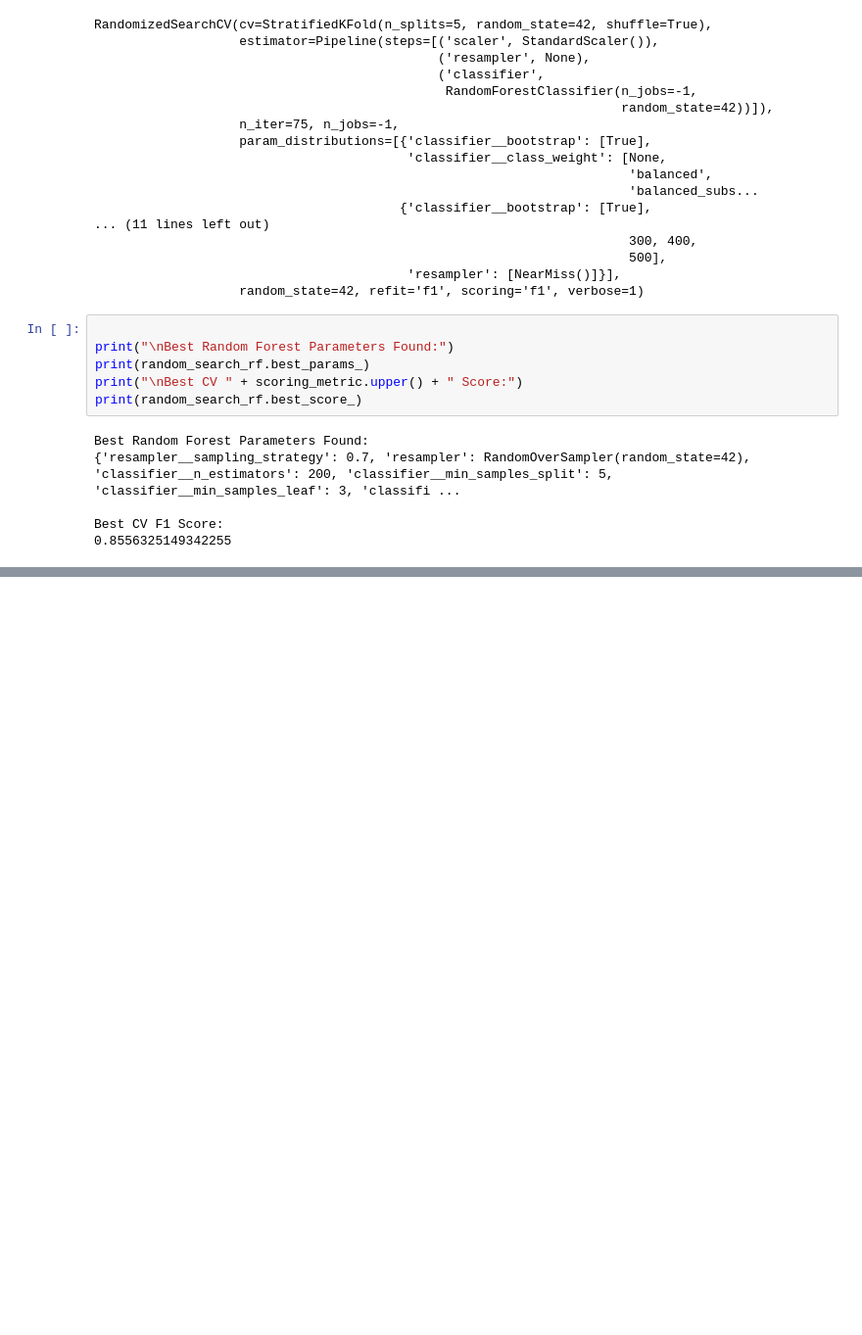
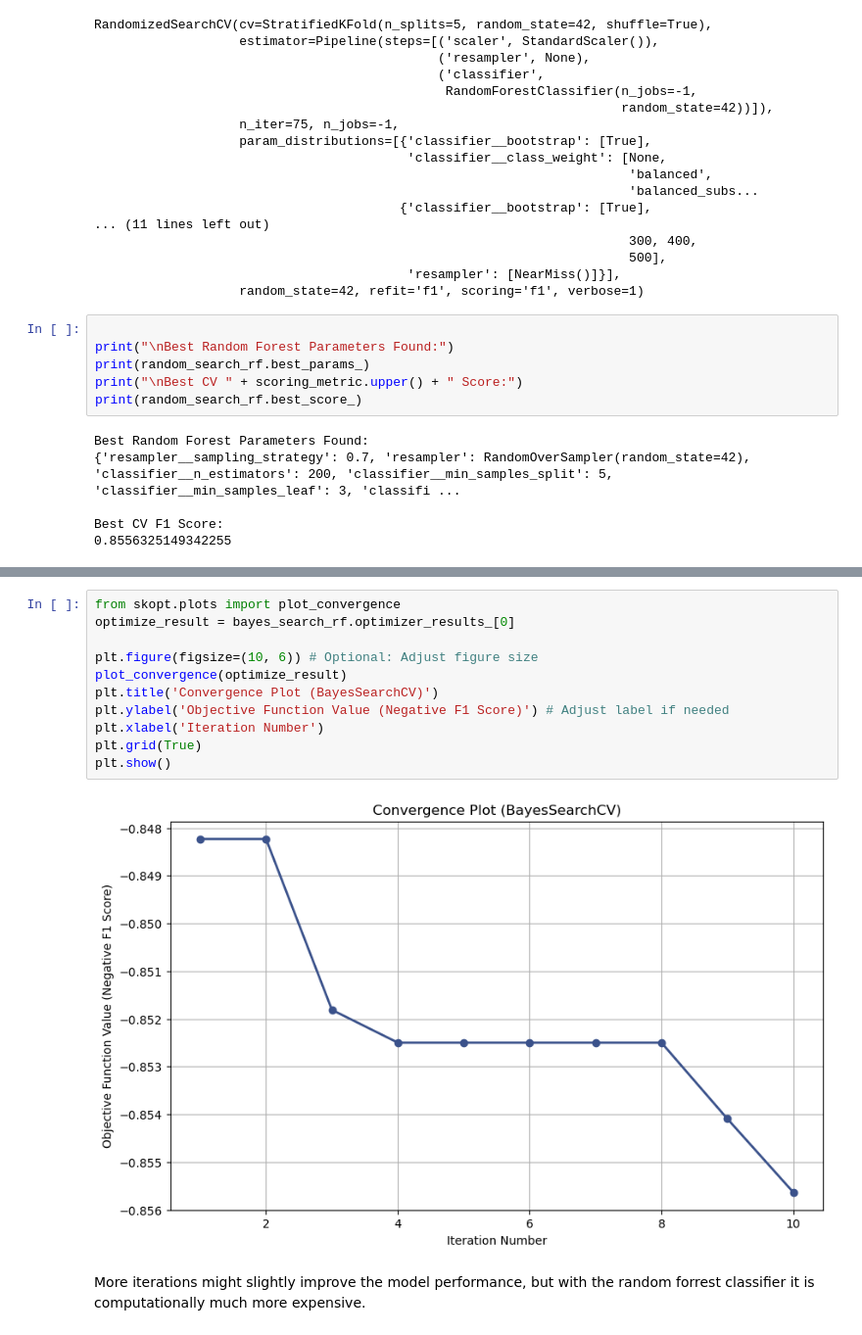
Before and after one commit to itxtx/credit_card_fraud_prediction, a Jupyter notebook: random_forest.ipynb, the cells around one changed output, grey strips where cells are left out. Shown at 98% size. Saved outputs shown, nothing was run; the diff lists cells and outputs as text; blank space fills up the shorter version.

```diff
--- a/random_forest.ipynb
+++ b/random_forest.ipynb
@@ -206,0 +326,15 @@ from skopt.space import Real, Integer, Categorical
+# %%
+from skopt.plots import plot_convergence
+optimize_result = bayes_search_rf.optimizer_results_[0]
+
+plt.figure(figsize=(10, 6)) # Optional: Adjust figure size
+plot_convergence(optimize_result)
+plt.title('Convergence Plot (BayesSearchCV)')
+plt.ylabel('Objective Function Value (Negative F1 Score)') # Adjust label if needed
+plt.xlabel('Iteration Number')
+plt.grid(True)
+plt.show()
+# %% [output]
+[figure, added]
+# %% [markdown]
+More iterations might slightly improve the model performance, but with the random forrest classifier it is computationally much more expensive.
```
Also changed, not shown: parts of 6 cells of this notebook.
